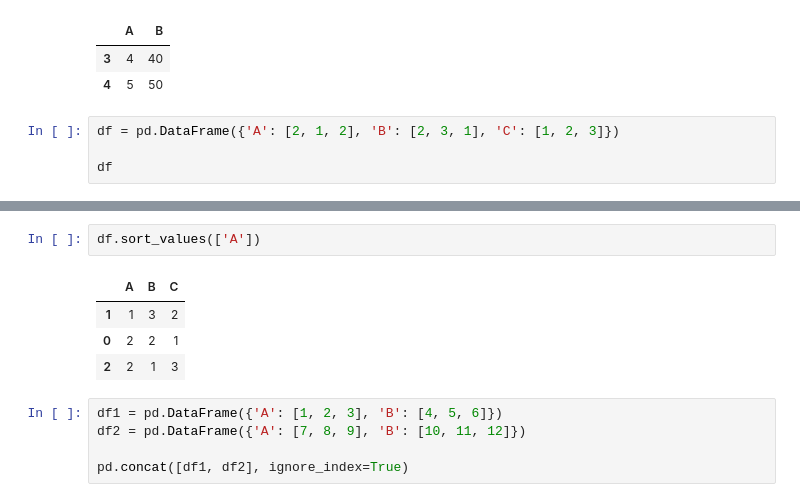
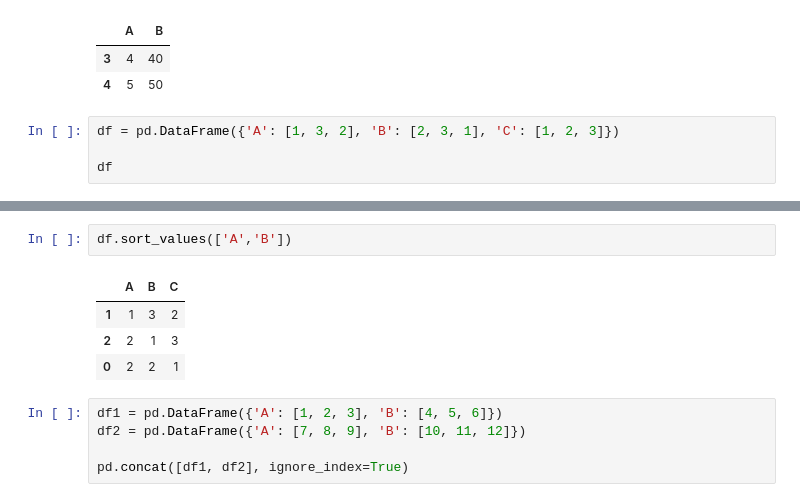
Before and after one commit to bradleysoh/5m-data-1.8-eda-basic, a Jupyter notebook: notebooks/eda_basic_lesson.ipynb, the cells around one changed output, grey strips where cells are left out. Cells and saved outputs as stored; diff of their text form.

```diff
--- a/notebooks/eda_basic_lesson.ipynb
+++ b/notebooks/eda_basic_lesson.ipynb
@@ -1810,7 +1810,7 @@ df[(df > 30).any(axis="columns")]
 | 3 | 4 | 40 |
 | 4 | 5 | 50 |
 # %%
-df = pd.DataFrame({'A': [2, 1, 2], 'B': [2, 3, 1], 'C': [1, 2, 3]})
+df = pd.DataFrame({'A': [1, 3, 2], 'B': [2, 3, 1], 'C': [1, 2, 3]})
 
 df
 # %% [output]
@@ -1821,10 +1828,10 @@ df
 # %%
-df.sort_values(['A'])
+df.sort_values(['A','B'])
 # %% [output]
 |  | A | B | C |
 | 1 | 1 | 3 | 2 |
+| 2 | 2 | 1 | 3 |
 | 0 | 2 | 2 | 1 |
-| 2 | 2 | 1 | 3 |
 # %%
 df1 = pd.DataFrame({'A': [1, 2, 3], 'B': [4, 5, 6]})
 df2 = pd.DataFrame({'A': [7, 8, 9], 'B': [10, 11, 12]})
```
Also changed, not shown: parts of 2 cells of this notebook, 1 other file.
